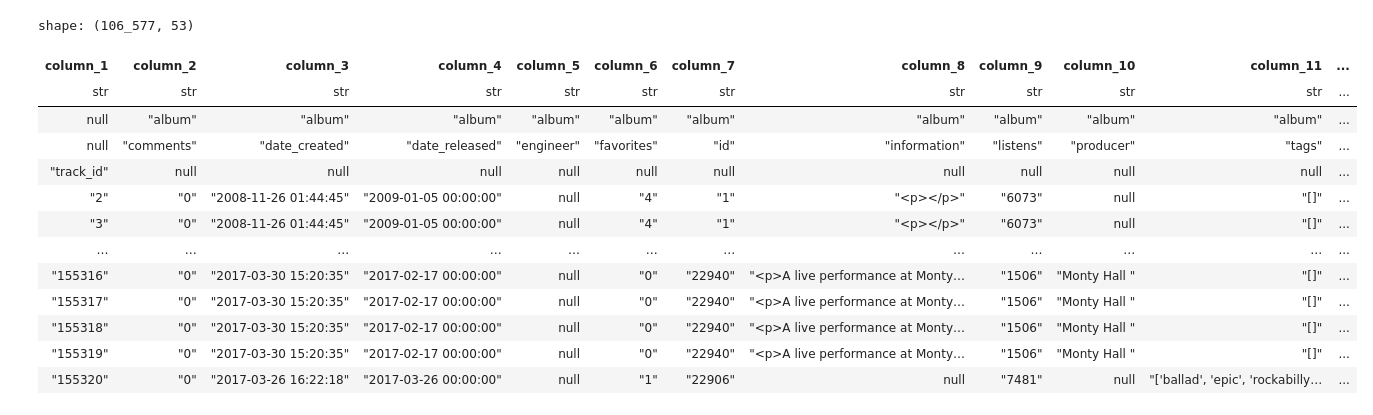
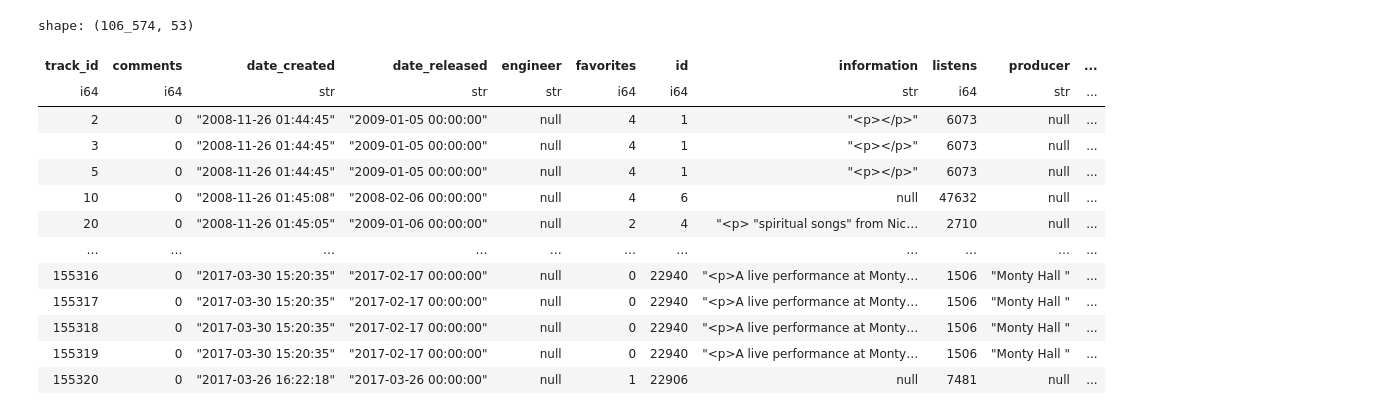
Before and after one commit to StavrosArm/genre-guided-music-transformation, a Jupyter notebook: eda/genre_top.ipynb, the cells around one changed output. Drawn from its saved outputs; the diff is of its cells as text; code cells hidden in the pictures.

```diff
--- a/eda/genre_top.ipynb
+++ b/eda/genre_top.ipynb
@@ -3,22 +3,22 @@ import polars as pl
 import matplotlib.pyplot as plt
 
 
-FILE_PATH = "../csv_files/fma_metadata/tracks.csv"
+FILE_PATH = "./processed_small_dataset.csv"
 # %%
-df = pl.read_csv(FILE_PATH, has_header=False)
+df = pl.read_csv(FILE_PATH)
 df
 # %% [output]
-shape: (106_577, 53)
+shape: (106_574, 53)
-| column_1 | column_2 | column_3 | column_4 | column_5 | column_6 | column_7 | column_8 | column_9 | column_10 | column_11 | ... |
-| str | str | str | str | str | str | str | str | str | str | str | ... |
-| null | "album" | "album" | "album" | "album" | "album" | "album" | "album" | "album" | "album" | "album" | ... |
-| null | "comments" | "date_created" | "date_released" | "engineer" | "favorites" | "id" | "information" | "listens" | "producer" | "tags" | ... |
-| "track_id" | null | null | null | null | null | null | null | null | null | null | ... |
-| "2" | "0" | "2008-11-26 01:44:45" | "2009-01-05 00:00:00" | null | "4" | "1" | "<p></p>" | "6073" | null | "[]" | ... |
-| "3" | "0" | "2008-11-26 01:44:45" | "2009-01-05 00:00:00" | null | "4" | "1" | "<p></p>" | "6073" | null | "[]" | ... |
-| … | … | … | … | … | … | … | … | … | … | … | ... |
-| "155316" | "0" | "2017-03-30 15:20:35" | "2017-02-17 00:00:00" | null | "0" | "22940" | "<p>A live performance at Monty… | "1506" | "Monty Hall " | "[]" | ... |
-| "155317" | "0" | "2017-03-30 15:20:35" | "2017-02-17 00:00:00" | null | "0" | "22940" | "<p>A live performance at Monty… | "1506" | "Monty Hall " | "[]" | ... |
-| "155318" | "0" | "2017-03-30 15:20:35" | "2017-02-17 00:00:00" | null | "0" | "22940" | "<p>A live performance at Monty… | "1506" | "Monty Hall " | "[]" | ... |
-| "155319" | "0" | "2017-03-30 15:20:35" | "2017-02-17 00:00:00" | null | "0" | "22940" | "<p>A live performance at Monty… | "1506" | "Monty Hall " | "[]" | ... |
-| "155320" | "0" | "2017-03-26 16:22:18" | "2017-03-26 00:00:00" | null | "1" | "22906" | null | "7481" | null | "['ballad', 'epic', 'rockabilly… | ... |
+| track_id | comments | date_created | date_released | engineer | favorites | id | information | listens | producer | ... |
+| i64 | i64 | str | str | str | i64 | i64 | str | i64 | str | ... |
+| 2 | 0 | "2008-11-26 01:44:45" | "2009-01-05 00:00:00" | null | 4 | 1 | "<p></p>" | 6073 | null | ... |
+| 3 | 0 | "2008-11-26 01:44:45" | "2009-01-05 00:00:00" | null | 4 | 1 | "<p></p>" | 6073 | null | ... |
+| 5 | 0 | "2008-11-26 01:44:45" | "2009-01-05 00:00:00" | null | 4 | 1 | "<p></p>" | 6073 | null | ... |
+| 10 | 0 | "2008-11-26 01:45:08" | "2008-02-06 00:00:00" | null | 4 | 6 | null | 47632 | null | ... |
+| 20 | 0 | "2008-11-26 01:45:05" | "2009-01-06 00:00:00" | null | 2 | 4 | "<p> "spiritual songs" from Nic… | 2710 | null | ... |
+| … | … | … | … | … | … | … | … | … | … | ... |
+| 155316 | 0 | "2017-03-30 15:20:35" | "2017-02-17 00:00:00" | null | 0 | 22940 | "<p>A live performance at Monty… | 1506 | "Monty Hall " | ... |
+| 155317 | 0 | "2017-03-30 15:20:35" | "2017-02-17 00:00:00" | null | 0 | 22940 | "<p>A live performance at Monty… | 1506 | "Monty Hall " | ... |
+| 155318 | 0 | "2017-03-30 15:20:35" | "2017-02-17 00:00:00" | null | 0 | 22940 | "<p>A live performance at Monty… | 1506 | "Monty Hall " | ... |
+| 155319 | 0 | "2017-03-30 15:20:35" | "2017-02-17 00:00:00" | null | 0 | 22940 | "<p>A live performance at Monty… | 1506 | "Monty Hall " | ... |
+| 155320 | 0 | "2017-03-26 16:22:18" | "2017-03-26 00:00:00" | null | 1 | 22906 | null | 7481 | null | ... |
```
Also changed, not shown: parts of 5 cells of this notebook, 1 other file.
